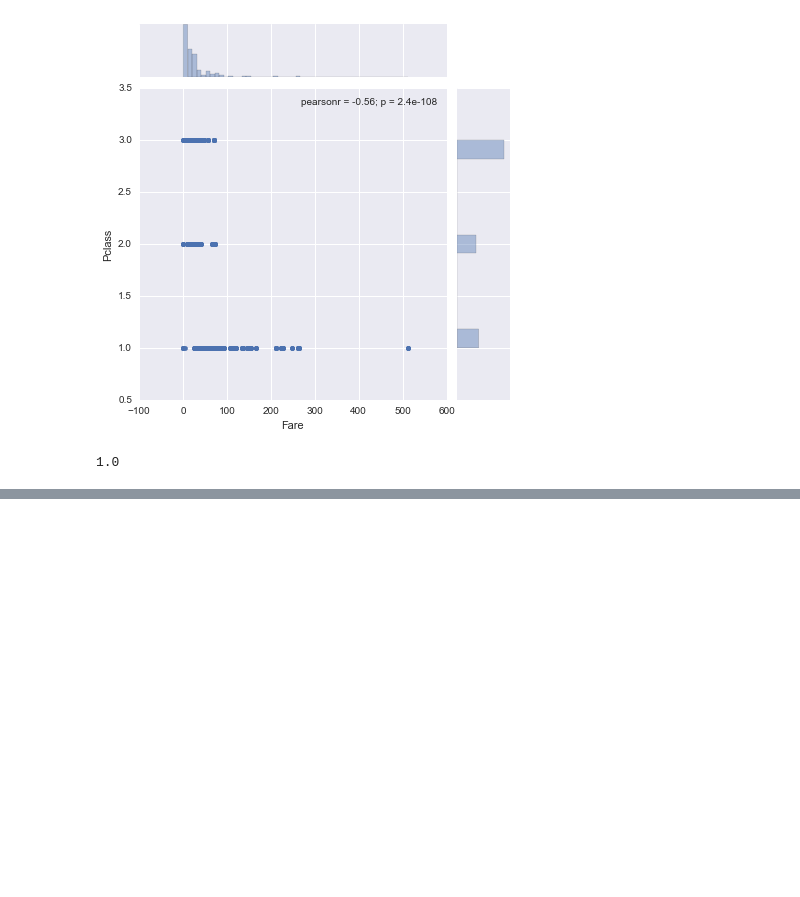
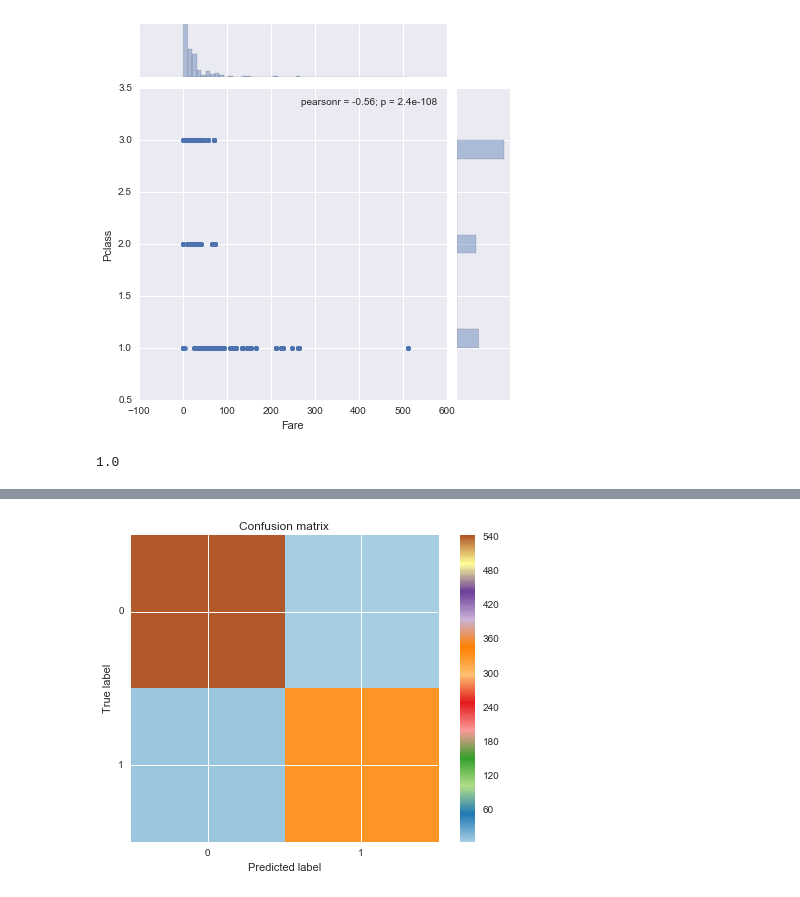
Before and after one commit to phanikiran99/kaggle, a Jupyter notebook: Titanic/Random Forests (Feature Engineering).ipynb, the cells around one changed output, grey strips where cells are left out. Cells and saved outputs as stored; diff of their text form; code cells hidden in the pictures; blank space fills up the shorter version.

```diff
--- a/Titanic/Random Forests (Feature Engineering).ipynb
+++ b/Titanic/Random Forests (Feature Engineering).ipynb
@@ -197,0 +250,19 @@ rfModel.score(X_test,y_pred)
+# %%
+# let us also see how the confusion matrix for this data looks like
+y_pred_train = rfModel.predict(X)
+confusionMatrix = confusion_matrix(y, y_pred_train)
+# plot confusion matrix
+# Show confusion matrix
+def plot_confusion_matrix(confusion_mat,n):
+    plt.imshow(confusion_mat, interpolation='nearest', cmap=plt.cm.Paired)
+    plt.title('Confusion matrix')
+    plt.colorbar()
+    tick_marks = np.arange(n)
+    plt.xticks(tick_marks, tick_marks)
+    plt.yticks(tick_marks, tick_marks)
+    plt.ylabel('True label')
+    plt.xlabel('Predicted label')
+    plt.show()
+plot_confusion_matrix(confusionMatrix,2)
+# %% [output]
+[figure, added]
```
Also changed, not shown: parts of 30 cells of this notebook, 4 other files.
